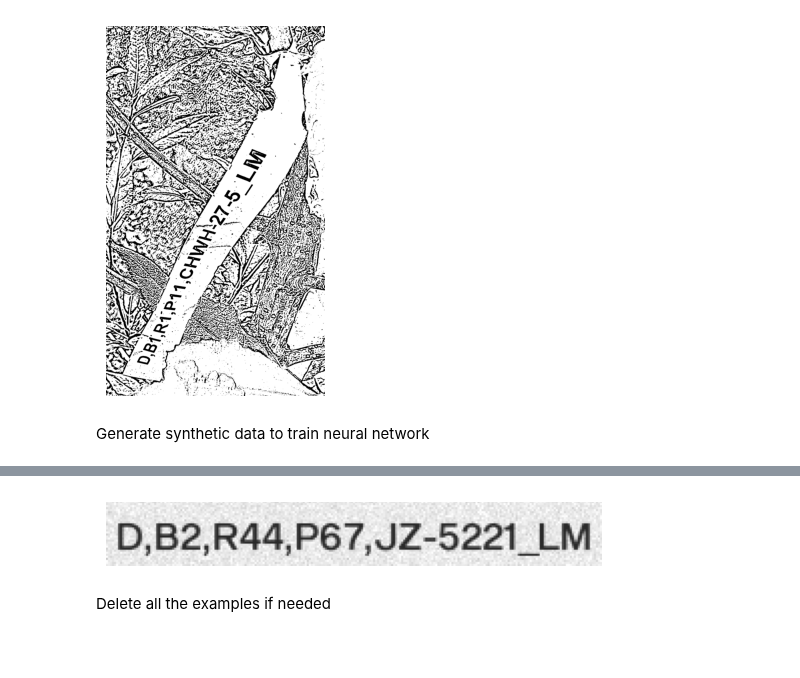
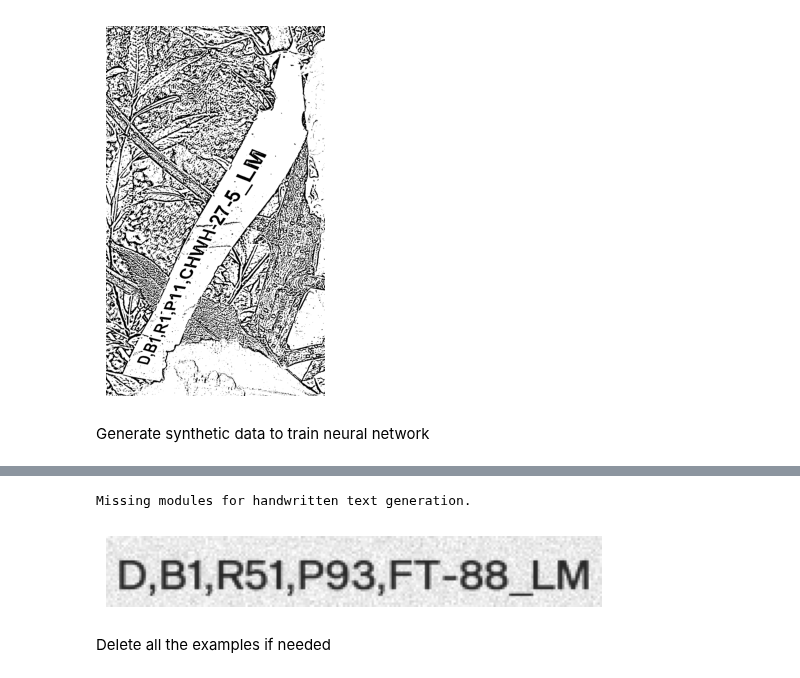
Before and after one commit to vivaansinghvi07/smoky-mountain-data-comp, a Jupyter notebook: ocr.ipynb, the cells around one changed output, grey strips where cells are left out. Cells and saved outputs as stored; diff of their text form; code cells hidden in the pictures; blank space fills up the shorter version.

Commit message:
scripts done finally

```diff
--- a/ocr.ipynb
+++ b/ocr.ipynb
@@ -87,7 +82,16 @@ imshow(img)
 # %% [markdown]
 Generate synthetic data to train neural network
 # %%
-os.system("sh generate-dataset/module.sh")
+if any(['.venv' in filename for filename in os.listdir()]):
+    script = 'venv'
+else:
+    script = 'module'
+
+if os.name == 'nt':
+    os.system(rf'.\scripts/{script}.bat')
+else:
+    os.system(f'sh scripts/{script}.sh')
+
 example_img = random.choice(os.listdir('synthetic-data/images'))
 imshow(cv2.imread(f"synthetic-data/images/{example_img}"))
 # %% [output]
@@ -94,3 +118,4 @@ imshow(cv2.imread(f"synthetic-data/images/{example_img}"))
+Missing modules for handwritten text generation.
-[figure, old version]
+[figure, new version]
 # %% [markdown]
 Delete all the examples if needed
```
Also changed, not shown: parts of 2 cells of this notebook, 4 other files.
